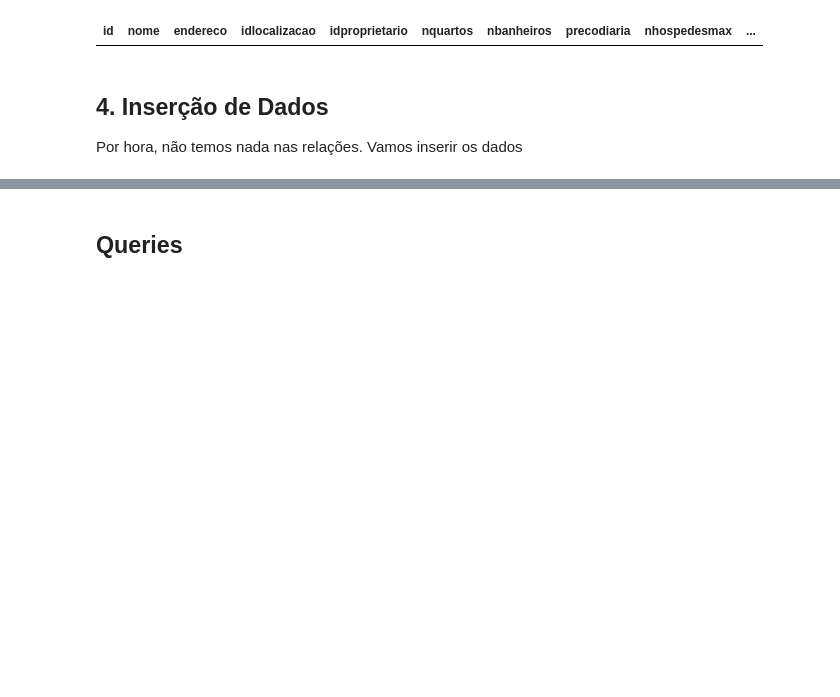
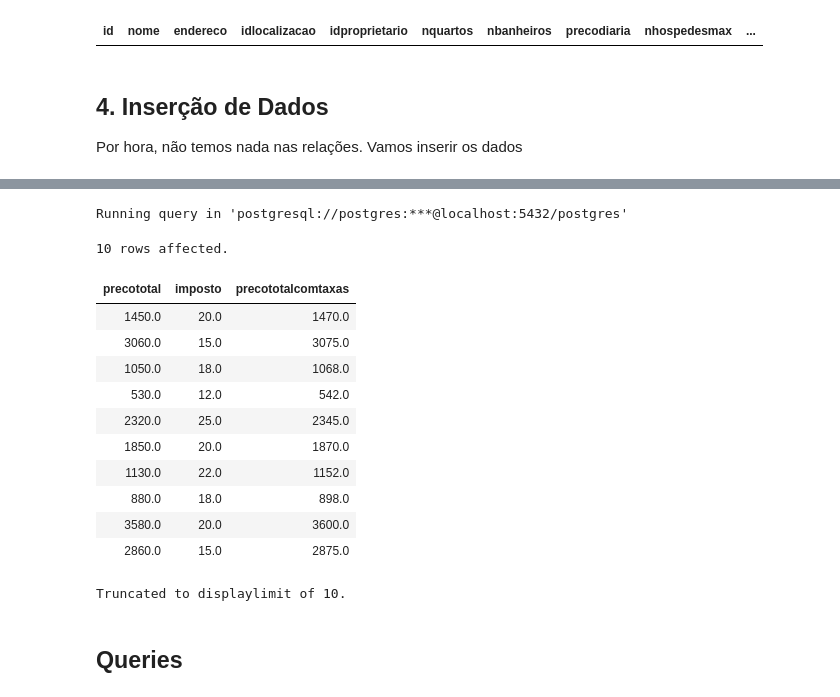
Before and after one commit to MiguelHenri/SCC0240, a Jupyter notebook: t1.ipynb, the cells around one changed output, grey strips where cells are left out. Saved outputs shown, nothing was run; the diff lists cells and outputs as text; code cells hidden in the pictures; blank space fills up the shorter version.

```diff
--- a/t1.ipynb
+++ b/t1.ipynb
@@ -71,3 +128,23 @@ Truncated to displaylimit of 10.
+# %%
+%%sql
+SELECT
+    L.PrecoTotal, L.Imposto, L.PrecoTotalComTaxas
+FROM Locacoes L
+# %% [output]
+Running query in 'postgresql://postgres:***@localhost:5432/postgres'
+10 rows affected.
+| precototal | imposto | precototalcomtaxas |
+| 1450.0 | 20.0 | 1470.0 |
+| 3060.0 | 15.0 | 3075.0 |
+| 1050.0 | 18.0 | 1068.0 |
+| 530.0 | 12.0 | 542.0 |
+| 2320.0 | 25.0 | 2345.0 |
+| 1850.0 | 20.0 | 1870.0 |
+| 1130.0 | 22.0 | 1152.0 |
+| 880.0 | 18.0 | 898.0 |
+| 3580.0 | 20.0 | 3600.0 |
+| 2860.0 | 15.0 | 2875.0 |
+Truncated to displaylimit of 10.
 # %% [markdown]
 ## Queries
 # %% [markdown]
```
Also changed, not shown: parts of 9 cells of this notebook, 3 other files.
